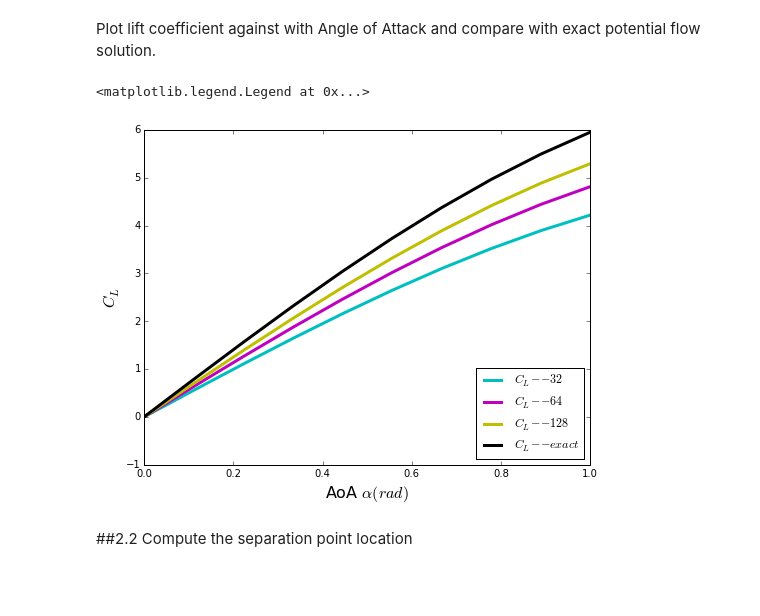
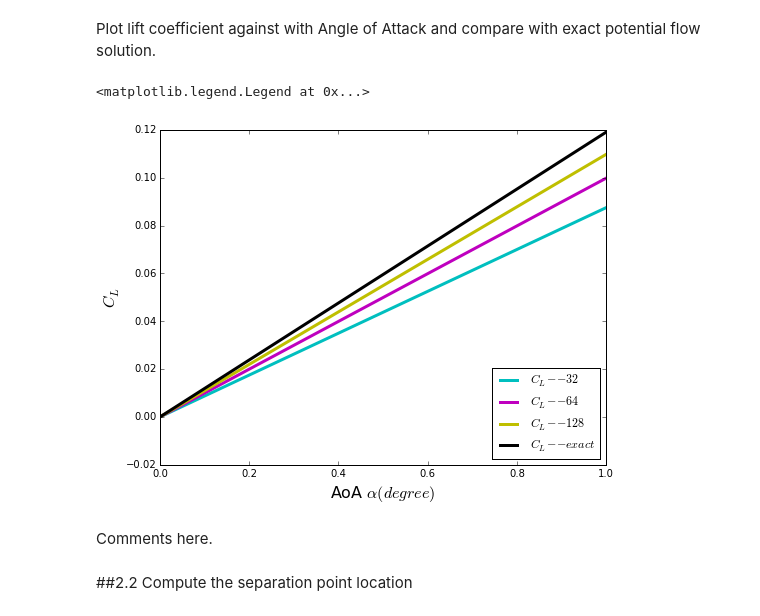
Before and after one commit to chenyongxin/MarineHydroCode, a Jupyter notebook: NumericalHydro.ipynb, the cells around one changed output. Saved outputs shown, nothing was run; the diff lists cells and outputs as text; code cells hidden in the pictures; blank space fills up the shorter version.

```diff
--- a/NumericalHydro.ipynb
+++ b/NumericalHydro.ipynb
@@ -149,30 +151,30 @@ CL1, CL2, CL3 = numpy.empty(n), numpy.empty(n), numpy.empty(n) # initialize lift
 Use $\gamma$ solver with Kutta condition to get strength $\gamma$ at each Angle of Attack.
 # %%
 for i in range(n):
-    solve_gamma_kutta(foil1,alpha[i])     # solve for gamma
+    solve_gamma_kutta(foil1,alpha[i]/180*numpy.pi)     # solve for gamma
     CL1[i] = lift(foil1)
 
-for i in range(n):
-    solve_gamma_kutta(foil2,alpha[i])     # solve for gamma
+    solve_gamma_kutta(foil2,alpha[i]/180*numpy.pi)     # solve for gamma
     CL2[i] = lift(foil2)
 
-for i in range(n):
-    solve_gamma_kutta(foil3,alpha[i])     # solve for gamma
+    solve_gamma_kutta(foil3,alpha[i]/180*numpy.pi)     # solve for gamma
     CL3[i] = lift(foil3)
 # %% [markdown]
 Plot lift coefficient against with Angle of Attack and compare with exact potential flow solution.
 # %%
 pyplot.figure(figsize=(8,6))
 pyplot.ylabel(r"$C_L$",fontsize=16)
-pyplot.xlabel(r'AoA $\alpha (rad)$',fontsize=16)
+pyplot.xlabel(r'AoA $\alpha (degree)$',fontsize=16)
 pyplot.plot(alpha,CL1,lw=3, c='c', label='$C_L--32$')
 pyplot.plot(alpha,CL2,lw=3, c='m', label='$C_L--64$')
 pyplot.plot(alpha,CL3,lw=3, c='y', label='$C_L--128$')
-pyplot.plot(alpha,jukowski_CL(alpha),lw=3, c='k', label='$C_L--exact$')
+pyplot.plot(alpha,jukowski_CL(alpha/180*numpy.pi,0.15),lw=3, c='k', label='$C_L--exact$')
 pyplot.legend(loc='lower right')
 # %% [output]
 <matplotlib.legend.Legend at 0x...>
-[figure, old version]
+[figure, new version]
+# %% [markdown]
+Comments here.
 # %% [markdown]
 ##2.2 Compute the separation point location
 # %%
```
Also changed, not shown: parts of 1 cell of this notebook, 2 other files.
